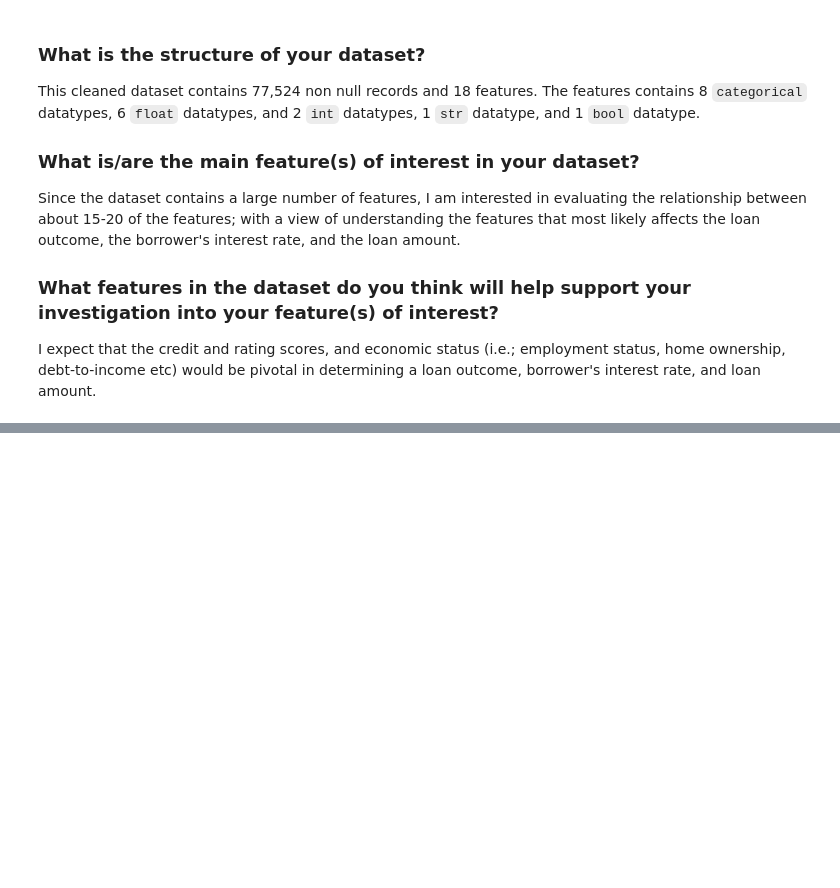
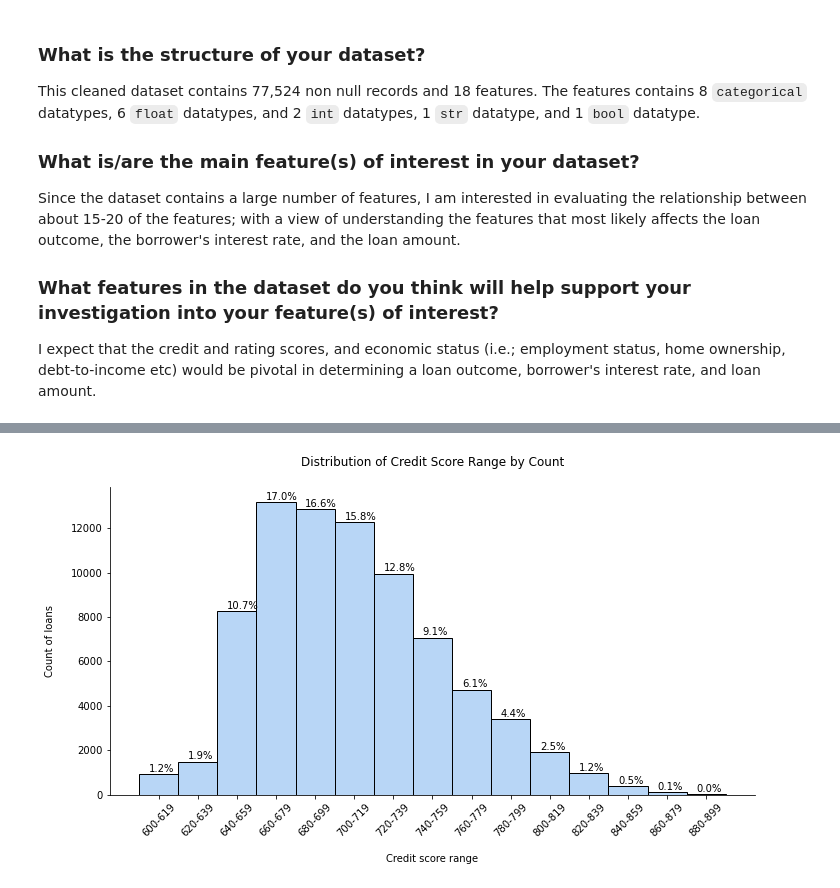
Before and after one commit to ArthurEzenwanne/visualize-communicate-project, a Jupyter notebook: Part_I_exploration.ipynb, the cells around one changed output, grey strips where cells are left out. Saved outputs shown, nothing was run; the diff lists cells and outputs as text; code cells hidden in the pictures; blank space fills up the shorter version.

```diff
--- a/Part_I_exploration.ipynb
+++ b/Part_I_exploration.ipynb
@@ -349,0 +408,31 @@ I expect that the credit and rating scores, and economic status (i.e.; employmen
+# %%
+# plot a chart to look at credit score range using the proportion of occurance
+# get the proportions
+n_loan_status = df_clean.CreditScoreRange.value_counts().sum()
+type_counts = df_clean.CreditScoreRange.value_counts()
+max_loan_status = type_counts[0] / n_loan_status
+
+# plot the chart
+sb.displot(df_clean.CreditScoreRange, color=palette_base[0], height=5, aspect=2).set_xticklabels(rotation=45)
+
+ordered_cat = ['600-619', '620-639', '640-659', '660-679', '680-699', '700-719', '720-739', '740-759', '760-779',
+               '780-799', '800-819', '820-839', '840-859', '860-879', '880-899']
+counter = 0
+
+# write the text on each bar
+for var in ordered_cat:
+    count = type_counts[var]
+    # convert count into a str percentage
+    pct_str = '{:0.1f}%'.format(100*count/n_loan_status)
+    # print the value on the bar
+    plt.text(counter-0.25, count+100, pct_str, va='baseline')
+    counter = counter + 1                                  # helps in writing the texts on the x-asis
+
+#
+plt.xlabel('\nCredit score range')
+plt.ylabel('Count of loans\n')
+plt.title('Distribution of Credit Score Range by Count\n')
+
+plt.show();
+# %% [output]
+[figure, added]
```
Also changed, not shown: parts of 29 cells of this notebook.
